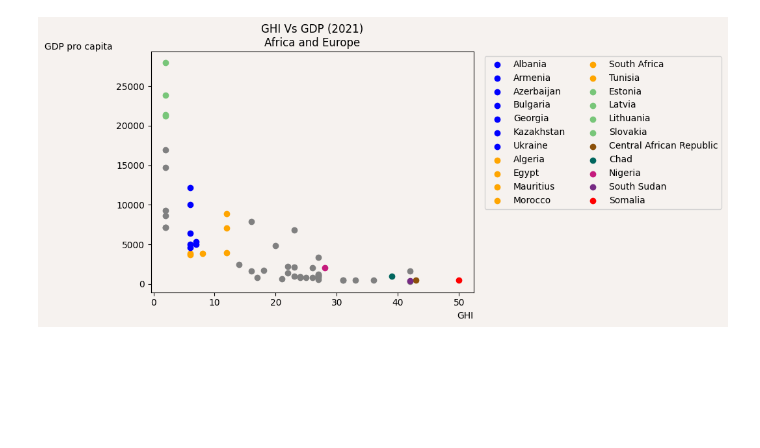
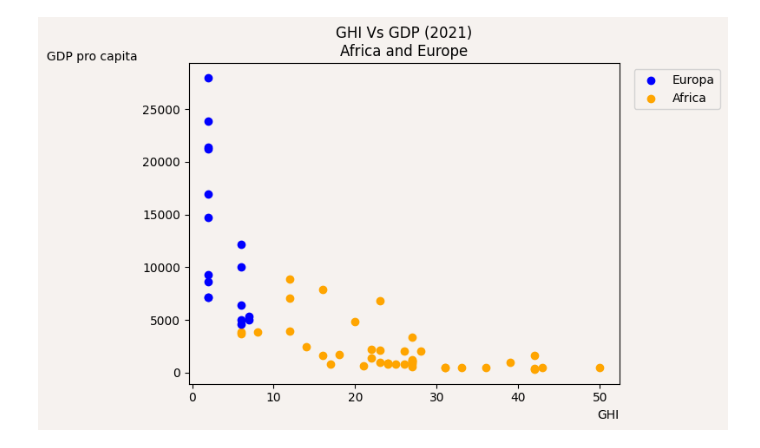
Before and after one commit to snohm/VS, a Jupyter notebook: Sorgenti/GhiVsGdp.ipynb, the cells around one changed output. Drawn from its saved outputs; the diff is of its cells as text; code cells hidden in the pictures; blank space fills up the shorter version.

Commit message:
Africa Vs Europa, corretti labels

```diff
--- a/Sorgenti/GhiVsGdp.ipynb
+++ b/Sorgenti/GhiVsGdp.ipynb
@@ -69,53 +69,53 @@ while lGdp != "" and lGhi != "":
         #    if int(float(elemGhi[3])) < 55:
         #        plt.scatter(int(float(elemGhi[3])), int(float(elemGdp[3])), label = elemGdp[0], color = "#f03b20")
         #    elif 55 <= int(float(elemGhi[3])) < 65:
         #        plt.scatter(int(float(elemGhi[3])), int(float(elemGdp[3])), label = elemGdp[0], color = "#fe9929")
         #    else:
         #        plt.scatter(int(float(elemGhi[3])), int(float(elemGdp[3])), label = elemGdp[0], color = "#d9f0a3")
         #else:
         #    plt.scatter(int(float(elemGhi[3])), int(float(elemGdp[3])), color = 'gray')
         #
     #
         # divide in europa e africa, ignora il resto
-        #if elemGhi[0] in europe:
-        #    plt.scatter(int(float(elemGhi[3])), int(float(elemGdp[3])), color = "blue")
-        #elif elemGhi[0] in africa:
-        #    plt.scatter(int(float(elemGhi[3])), int(float(elemGdp[3])), color = "orange")
+        if elemGhi[0] in europe:
+            plt.scatter(int(float(elemGhi[3])), int(float(elemGdp[3])), color = "blue")
+        elif elemGhi[0] in africa:
+            plt.scatter(int(float(elemGhi[3])), int(float(elemGdp[3])), color = "orange")
         #
 
         # evidenzia gli stati europei ed aficani sovrapposti e gli stati con GHI sopra a 50, gdp sopra a 20000 e gli stati in analisi
-        if elemGhi[0] in list:
-            plt.scatter(int(float(elemGhi[3])), int(float(elemGdp[3])), label = elemGdp[0], color = color[c])
-            c = c+1
-        elif (elemGhi[0] in europe or elemGhi[0] in africa) and (5 < int(float(elemGhi[3])) and int(float(elemGhi[3])) < 14):
-            if elemGhi[0] in europe:
-                plt.scatter(int(float(elemGhi[3])), int(float(elemGdp[3])), label = elemGdp[0], color = "blue")
-            else:
-                plt.scatter(int(float(elemGhi[3])), int(float(elemGdp[3])), label = elemGdp[0], color = "orange")
-        elif (elemGhi[0] in europe or elemGhi[0] in africa) and int(float(elemGhi[3])) > 48:
-            plt.scatter(int(float(elemGhi[3])), int(float(elemGdp[3])), label = elemGdp[0], color = "red")
-        elif (elemGhi[0] in europe or elemGhi[0] in africa) and int(float(elemGdp[3])) > 20000:
-            plt.scatter(int(float(elemGhi[3])), int(float(elemGdp[3])), label = elemGdp[0], color = "#78c679")
-        elif elemGhi[0] in europe or elemGhi[0] in africa:
-            plt.scatter(int(float(elemGhi[3])), int(float(elemGdp[3])), color = 'gray')
+        #if elemGhi[0] in list:
+        #    plt.scatter(int(float(elemGhi[3])), int(float(elemGdp[3])), label = elemGdp[0], color = color[c])
+        #    c = c+1
+        #elif (elemGhi[0] in europe or elemGhi[0] in africa) and (5 < int(float(elemGhi[3])) and int(float(elemGhi[3])) < 14):
+        #    if elemGhi[0] in europe:
+        #        plt.scatter(int(float(elemGhi[3])), int(float(elemGdp[3])), label = elemGdp[0], color = "blue")
+        #    else:
+        #        plt.scatter(int(float(elemGhi[3])), int(float(elemGdp[3])), label = elemGdp[0], color = "orange")
+        #elif (elemGhi[0] in europe or elemGhi[0] in africa) and int(float(elemGhi[3])) > 48:
+        #    plt.scatter(int(float(elemGhi[3])), int(float(elemGdp[3])), label = elemGdp[0], color = "red")
+        #elif (elemGhi[0] in europe or elemGhi[0] in africa) and int(float(elemGdp[3])) > 20000:
+        #    plt.scatter(int(float(elemGhi[3])), int(float(elemGdp[3])), label = elemGdp[0], color = "#78c679")
+        #elif elemGhi[0] in europe or elemGhi[0] in africa:
+        #    plt.scatter(int(float(elemGhi[3])), int(float(elemGdp[3])), color = 'gray')
         #
 
         lGhi = fGhi.readline()
         elemGhi = lGhi.split(",")
     else:
         lGhi = fGhi.readline()
         elemGhi = lGhi.split(",")
 fGdp.close()
 fGhi.close()
-order = [0,2,3,4,9,10,21,1,7,13,14,18,20,8,11,12,16,5,6,15,19,17]
-handles, labels = plt.gca().get_legend_handles_labels()
-plt.legend([handles[i] for i in order], [labels[i] for i in order], ncol = 2, bbox_to_anchor=(1.02, 1), loc='upper left', facecolor = graphColor)
+#order = [0,2,3,4,9,10,21,1,7,13,14,18,20,8,11,12,16,5,6,15,19,17]
+#handles, labels = plt.gca().get_legend_handles_labels()
+#plt.legend([handles[i] for i in order], [labels[i] for i in order], ncol = 2, bbox_to_anchor=(1.02, 1), loc='upper left', facecolor = graphColor)
 #plt.legend( ncol = 3, bbox_to_anchor=(1.02, 1), loc='upper left', facecolor = graphColor)
 
-#plt.legend(['Europa', 'Africa'] ,ncol = 1, bbox_to_anchor=(1.02, 1), loc='upper left', facecolor = graphColor)
+plt.legend(['Europa', 'Africa'] ,ncol = 1, bbox_to_anchor=(1.02, 1), loc='upper left', facecolor = graphColor)
 plt.title("GHI Vs GDP (2021)\nAfrica and Europe")
 plt.xlabel("GHI", loc='right')
 plt.ylabel("GDP pro capita", rotation='horizontal', loc = 'top')
 plt.show()
 # %% [output]
-[figure, old version]
+[figure, new version]
```
